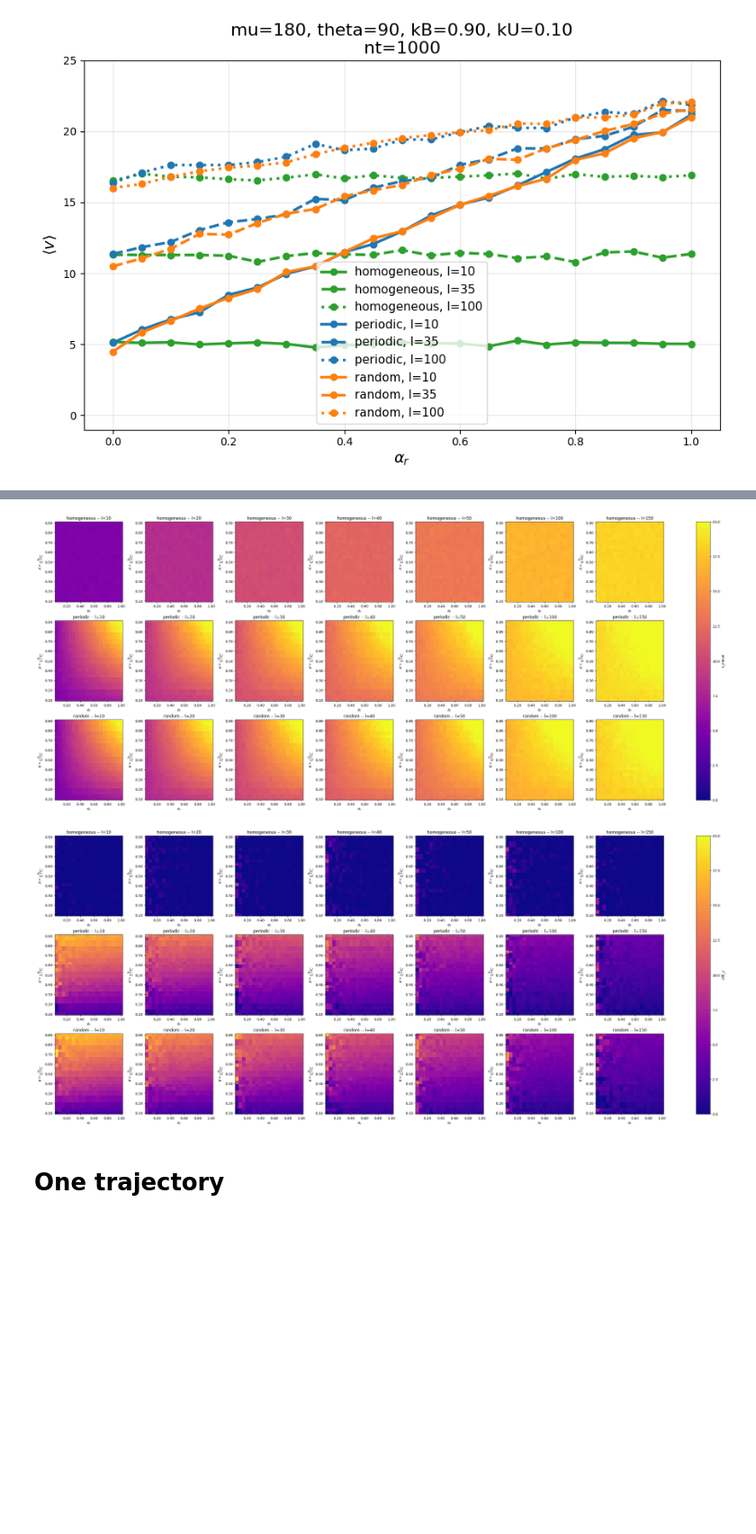
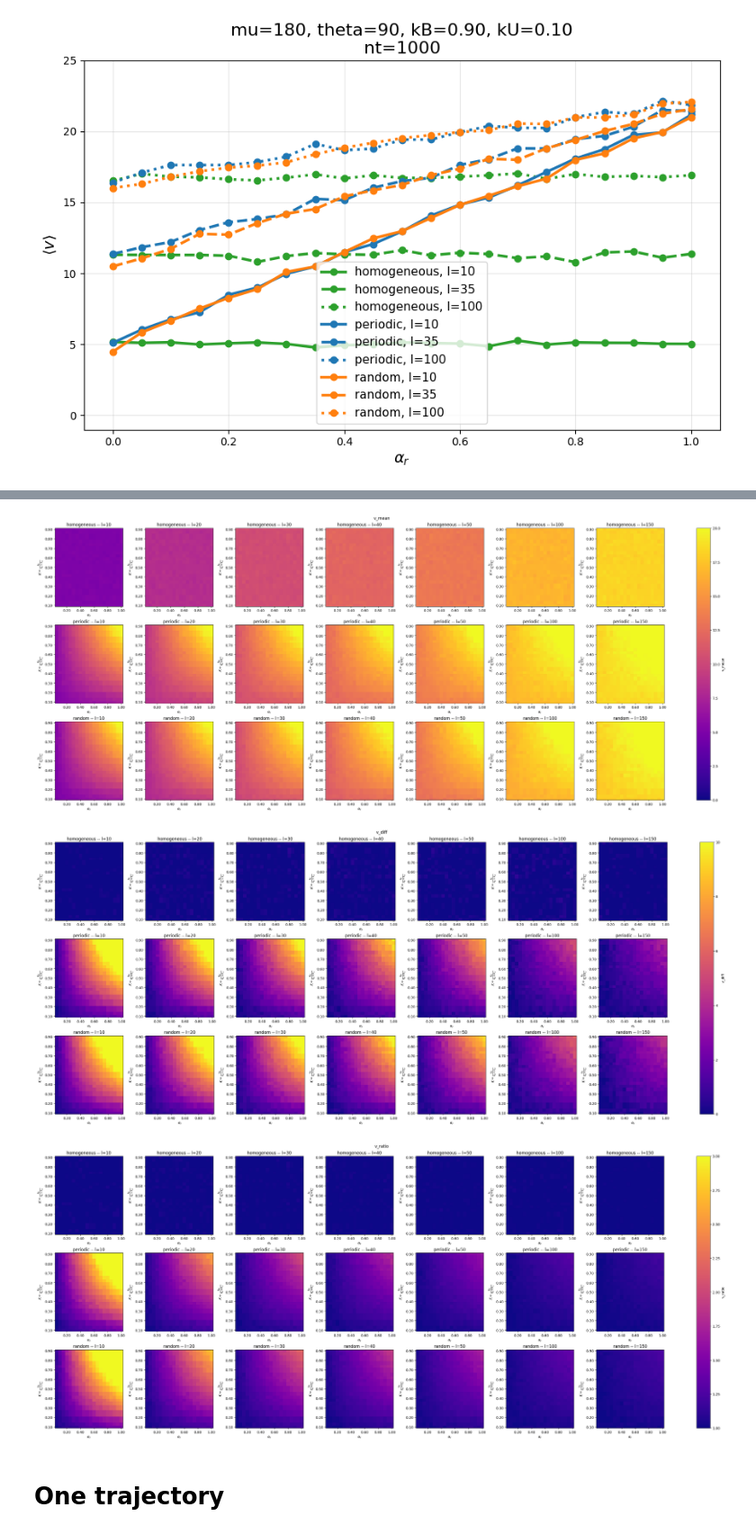
Before and after one commit to npelletbossot/nucleo, a Jupyter notebook: nucleo/working_on/new_formalism.ipynb, the cells around one changed output, grey strips where cells are left out. Shown at 90% size. Saved outputs shown, nothing was run; the diff lists cells and outputs as text; code cells hidden in the pictures; blank space fills up the shorter version.

```diff
--- a/nucleo/working_on/new_formalism.ipynb
+++ b/nucleo/working_on/new_formalism.ipynb
@@ -342,8 +342,9 @@ K    = kBs / (kBs + kUs)
 
 df_all = df_all.with_columns([
     pl.lit(K).alias("K"),
-    pl.lit(None).alias("vnr"),
-    pl.lit(None).alias("diff_v")
+    pl.lit(None).alias("v_nr"),
+    pl.lit(None).alias("v_diff"),
+    pl.lit(None).alias("v_ratio")
 ])
 
 print(landscapes, ls, ss, kbS, kUs, alphars)
@@ -483,8 +496,13 @@ def plot_single_heatmap(
         vmin, vmax = -2, 2
         label = rf"$\log_2({value})$"
     else:
-        vmin, vmax = 0, 20
         label = value
+        if value == "v_mean":
+            vmin, vmax = 0, 20
+        elif value == "v_diff":
+            vmin, vmax = 0, 10
+        elif value == "v_ratio":
+            vmin, vmax = 1, 3
 
     # 4) Plot
     c = ax.pcolormesh(
@@ -512,39 +530,55 @@ n_rows = len(landscapes)
 n_cols = len(ls)
 fig, axes = plt.subplots(n_rows, n_cols, figsize=(4*n_cols, 4*n_rows), constrained_layout=True)
 axes_flat = axes.flatten() if axes.ndim > 1 else axes
+plt.suptitle(value)
 
 for ax, (landscape, l) in zip(axes_flat, product(landscapes, ls)):
     c = plot_single_heatmap(df_all, landscape, l, value, ax)
 fig.colorbar(c, ax=axes_flat, orientation='vertical', label=value)
 plt.show()
 
 
 # Call diff_v
-value = "diff_v"
+value = "v_diff"
 n_rows = len(landscapes)
 n_cols = len(ls)
 fig, axes = plt.subplots(n_rows, n_cols, figsize=(4*n_cols, 4*n_rows), constrained_layout=True)
 axes_flat = axes.flatten() if axes.ndim > 1 else axes
+plt.suptitle(value)
+
+for ax, (landscape, l) in zip(axes_flat, product(landscapes, ls)):
+    c = plot_single_heatmap(df_all, landscape, l, value, ax)
+fig.colorbar(c, ax=axes_flat, orientation='vertical', label=value)
+plt.show()
+
+# Call ratio
+value = "v_ratio"
+n_rows = len(landscapes)
+n_cols = len(ls)
+fig, axes = plt.subplots(n_rows, n_cols, figsize=(4*n_cols, 4*n_rows), constrained_layout=True)
+axes_flat = axes.flatten() if axes.ndim > 1 else axes
+plt.suptitle(value)
 
 for ax, (landscape, l) in zip(axes_flat, product(landscapes, ls)):
     c = plot_single_heatmap(df_all, landscape, l, value, ax)
 fig.colorbar(c, ax=axes_flat, orientation='vertical', label=value)
 plt.show()
 
 
 # ---- Observations ---- #
 # K joue un rôle plus important que alphar : on peut supposer que c'est la fréquence d'un repliement même léger qui jour un rôle plus important que son déroulement total
 # Plus le linker est petit plus la différence est importante : des facteurs de transcription efficaces en fréquences permettent à des chromatines denses d'être extrudées vite
 # Le remodellage aide plus dans les cas aléatoires que dans les cas périodiques
 
 
 # ---- Remarques ---- #
 # C'est la différence comparé a without remodellage
-# Et non la vitesse comparée à scenario plat without remodellage
+# Et non la vitesse comparée à scenario plat without remodellage !!
 # A mettre en log2 d'ailleurs
 # %% [output]
-[figure, old version]
+[figure, new version]
-[figure, old version]
+[figure, new version]
+[figure, added]
 # %% [markdown]
 # One trajectory
 # %%
```
Also changed, not shown: parts of 2 cells of this notebook.
